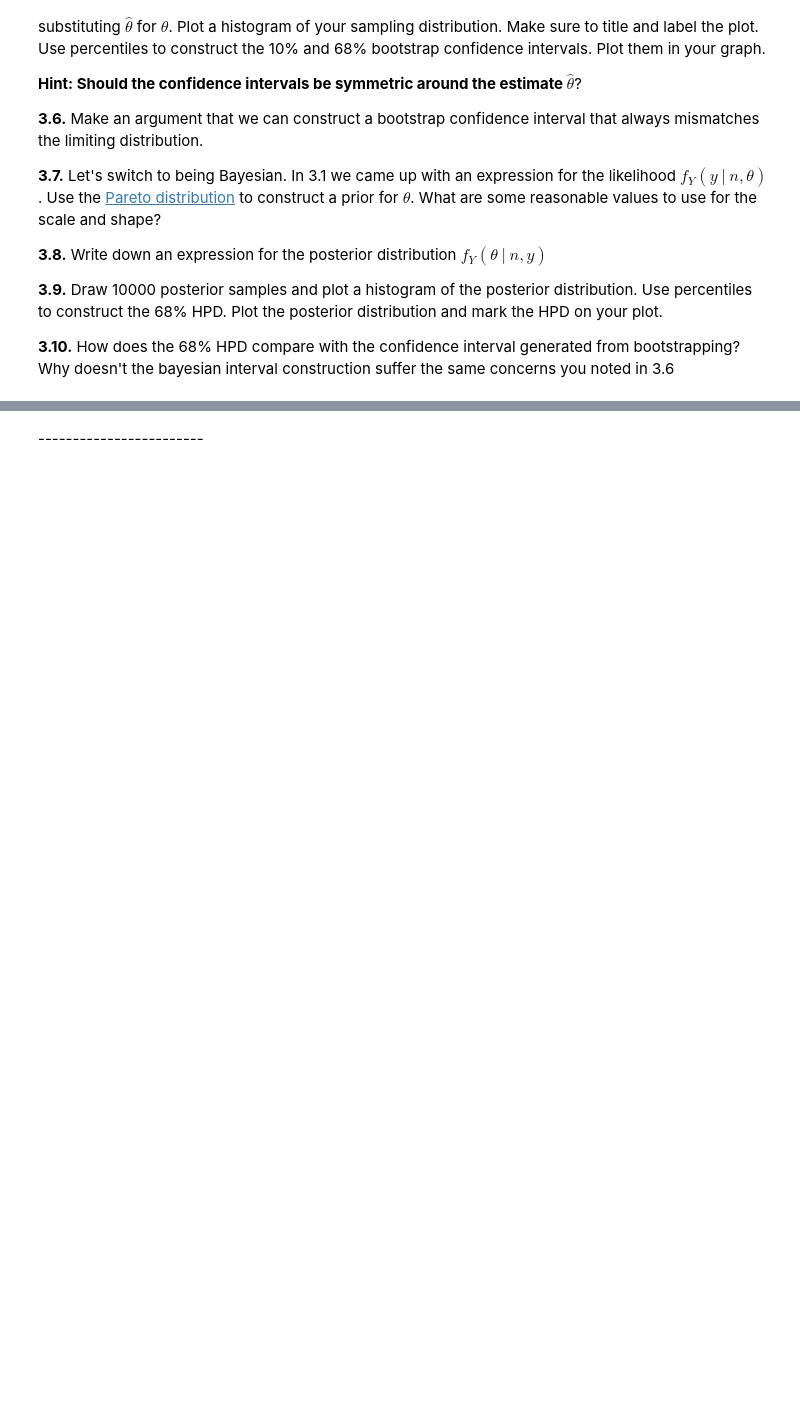
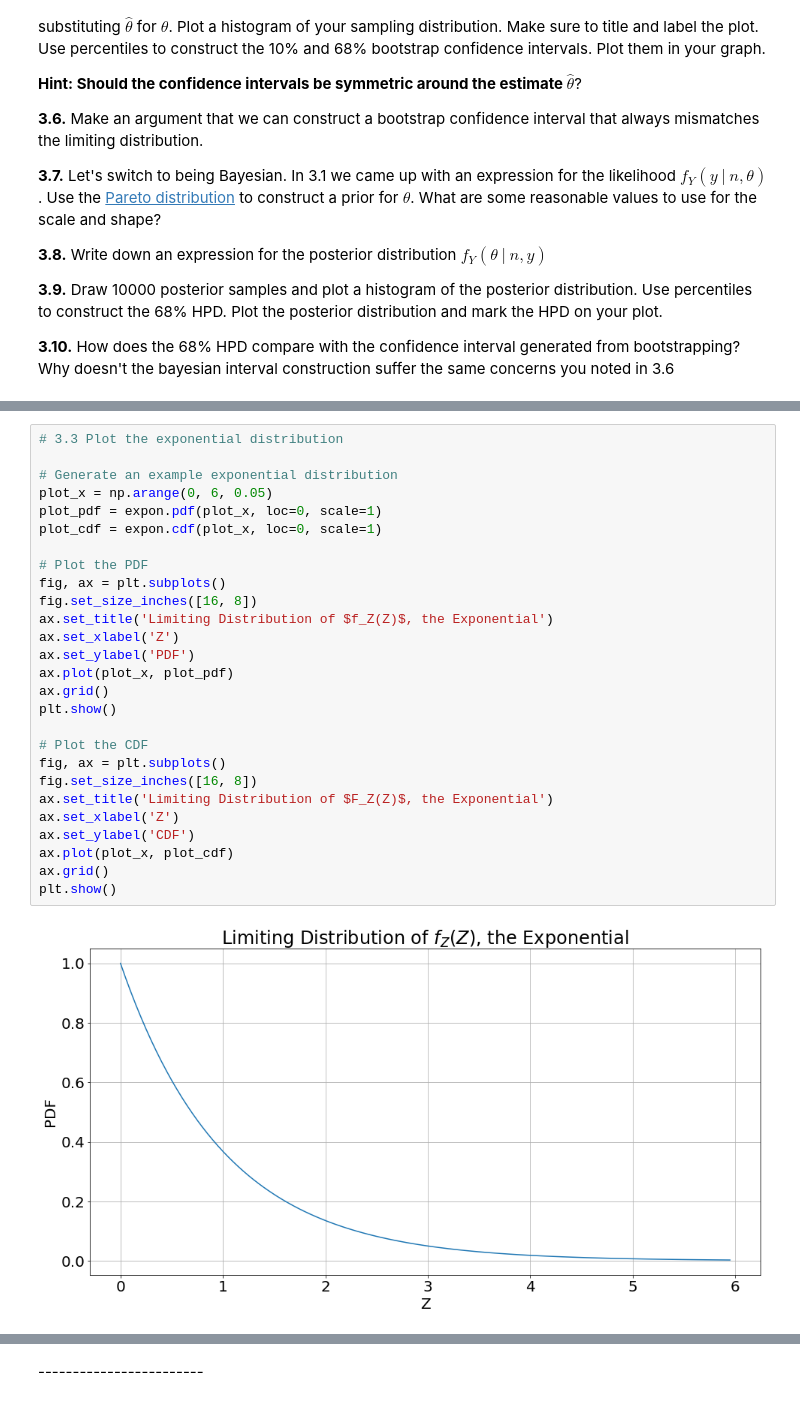
Before and after one commit to IACS-AM-207-Braavos/AM-207, a Jupyter notebook: hw5/AM207_HW5_MSE.ipynb, the cells around one changed output, grey strips where cells are left out. Cells and saved outputs as stored; diff of their text form; blank space fills up the shorter version.

```diff
--- a/hw5/AM207_HW5_MSE.ipynb
+++ b/hw5/AM207_HW5_MSE.ipynb
@@ -700,0 +784,29 @@ Suppose you have $\{X_1, X_2, ... X_n\}$ datapoints such that $X_i$ are independ
+# %%
+# 3.3 Plot the exponential distribution
+
+# Generate an example exponential distribution
+plot_x = np.arange(0, 6, 0.05)
+plot_pdf = expon.pdf(plot_x, loc=0, scale=1)
+plot_cdf = expon.cdf(plot_x, loc=0, scale=1)
+
+# Plot the PDF
+fig, ax = plt.subplots()
+fig.set_size_inches([16, 8])
+ax.set_title('Limiting Distribution of $f_Z(Z)$, the Exponential')
+ax.set_xlabel('Z')
+ax.set_ylabel('PDF')
+ax.plot(plot_x, plot_pdf)
+ax.grid()
+plt.show()
+
+# Plot the CDF
+fig, ax = plt.subplots()
+fig.set_size_inches([16, 8])
+ax.set_title('Limiting Distribution of $F_Z(Z)$, the Exponential')
+ax.set_xlabel('Z')
+ax.set_ylabel('CDF')
+ax.plot(plot_x, plot_cdf)
+ax.grid()
+plt.show()
+# %% [output]
+[figure, added]
```
Also changed, not shown: parts of 22 cells of this notebook, 1 other file.
